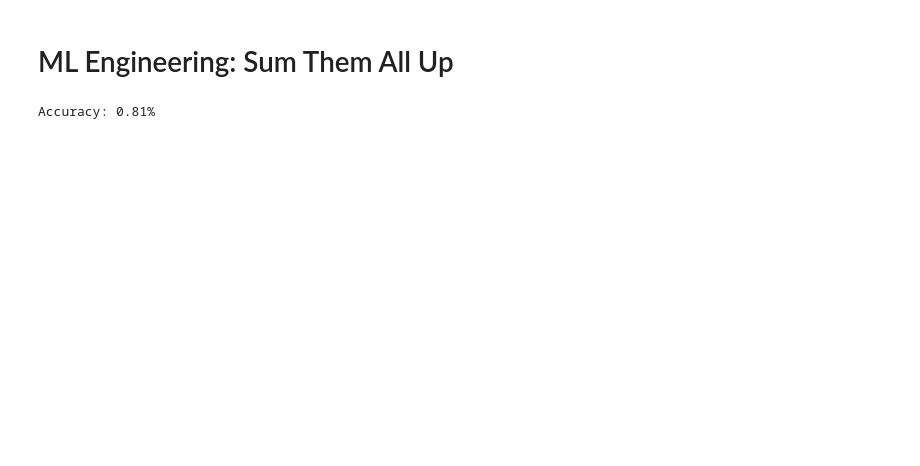
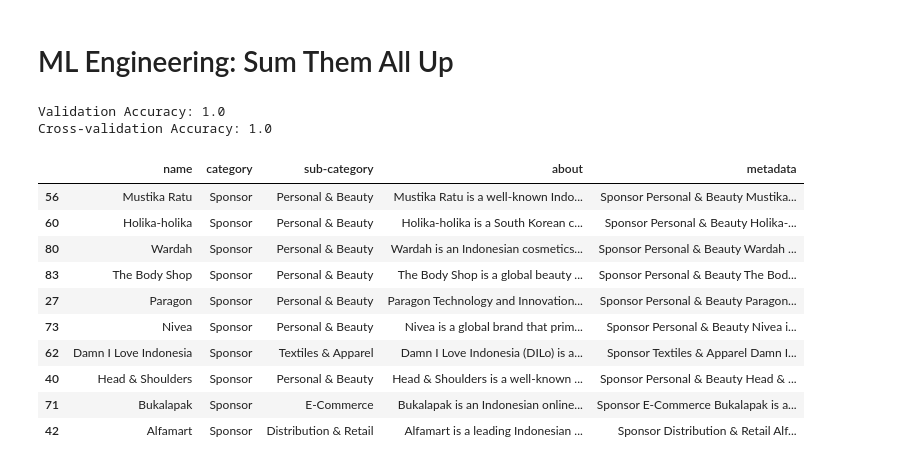
Before and after one commit to Eventhings/recsys-eventhings, a Jupyter notebook: Content-Based-Filtering.ipynb, the cells around one changed output. Cells and saved outputs as stored; diff of their text form; code cells hidden in the pictures; blank space fills up the shorter version.

Commit message:
update accuracy model CB

```diff
--- a/Content-Based-Filtering.ipynb
+++ b/Content-Based-Filtering.ipynb
@@ -46,0 +49,2 @@ code.toarray()
+# %%
+idx = 66
@@ -105,6 +159,19 @@ recsys.split_data(test_size=0.2, random_state=42)
-# %%
-recsys.fit()
-# %%
-recsys.evaluate()
-# %% [output]
-Accuracy: 0.81%
+# %%
+recsys.run()
+# %% [output]
+Validation Accuracy: 1.0
+Cross-validation Accuracy: 1.0
+# %%
+recsys.recommend(66)
+# %% [output]
+|  | name | category | sub-category | about | metadata |
+| 56 | Mustika Ratu | Sponsor | Personal & Beauty | Mustika Ratu is a well-known Indo... | Sponsor Personal & Beauty Mustika... |
+| 60 | Holika-holika | Sponsor | Personal & Beauty | Holika-holika is a South Korean c... | Sponsor Personal & Beauty Holika-... |
+| 80 | Wardah | Sponsor | Personal & Beauty | Wardah is an Indonesian cosmetics... | Sponsor Personal & Beauty Wardah ... |
+| 83 | The Body Shop | Sponsor | Personal & Beauty | The Body Shop is a global beauty ... | Sponsor Personal & Beauty The Bod... |
+| 27 | Paragon | Sponsor | Personal & Beauty | Paragon Technology and Innovation... | Sponsor Personal & Beauty Paragon... |
+| 73 | Nivea | Sponsor | Personal & Beauty | Nivea is a global brand that prim... | Sponsor Personal & Beauty Nivea i... |
+| 62 | Damn I Love Indonesia | Sponsor | Textiles & Apparel | Damn I Love Indonesia (DILo) is a... | Sponsor Textiles & Apparel Damn I... |
+| 40 | Head & Shoulders | Sponsor | Personal & Beauty | Head & Shoulders is a well-known ... | Sponsor Personal & Beauty Head & ... |
+| 71 | Bukalapak | Sponsor | E-Commerce | Bukalapak is an Indonesian online... | Sponsor E-Commerce Bukalapak is a... |
+| 42 | Alfamart | Sponsor | Distribution & Retail | Alfamart is a leading Indonesian ... | Sponsor Distribution & Retail Alf... |
```
Also changed, not shown: parts of 12 cells of this notebook.
